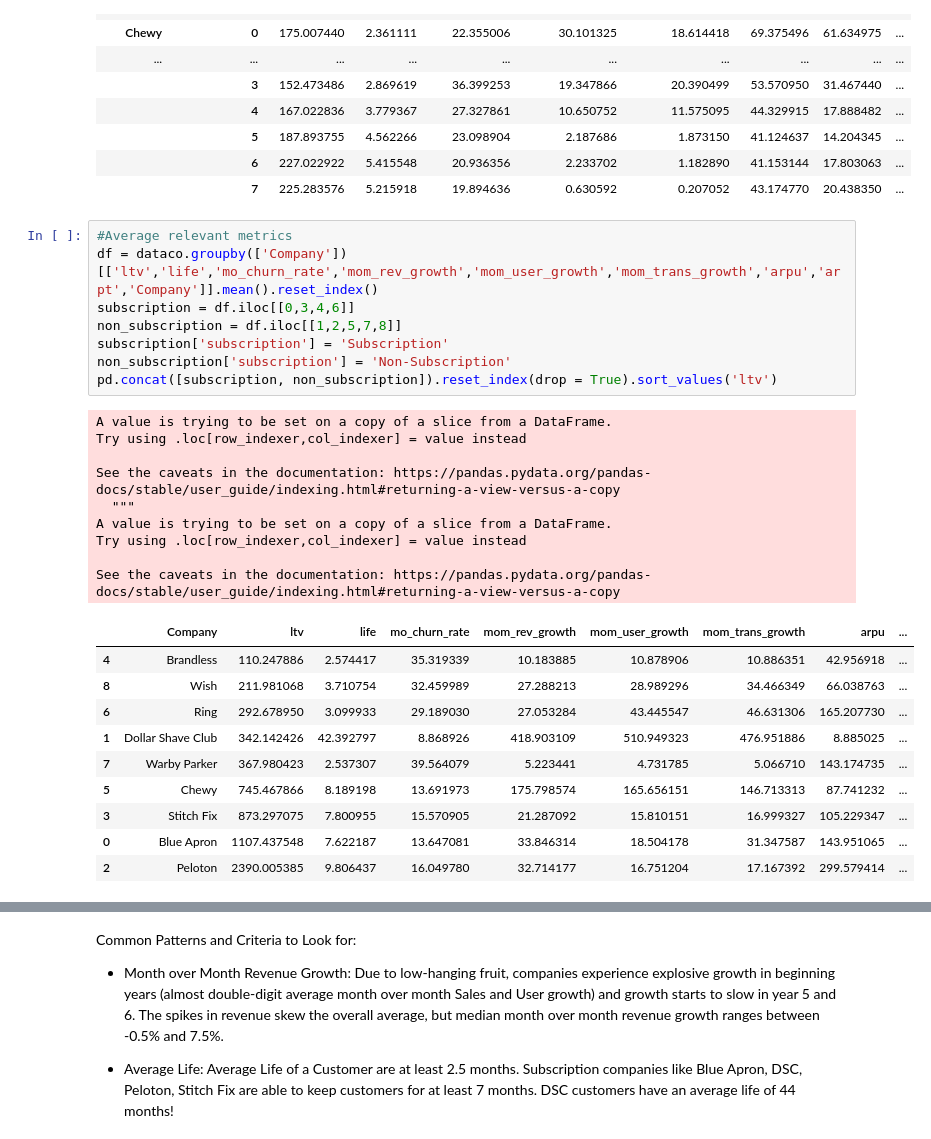
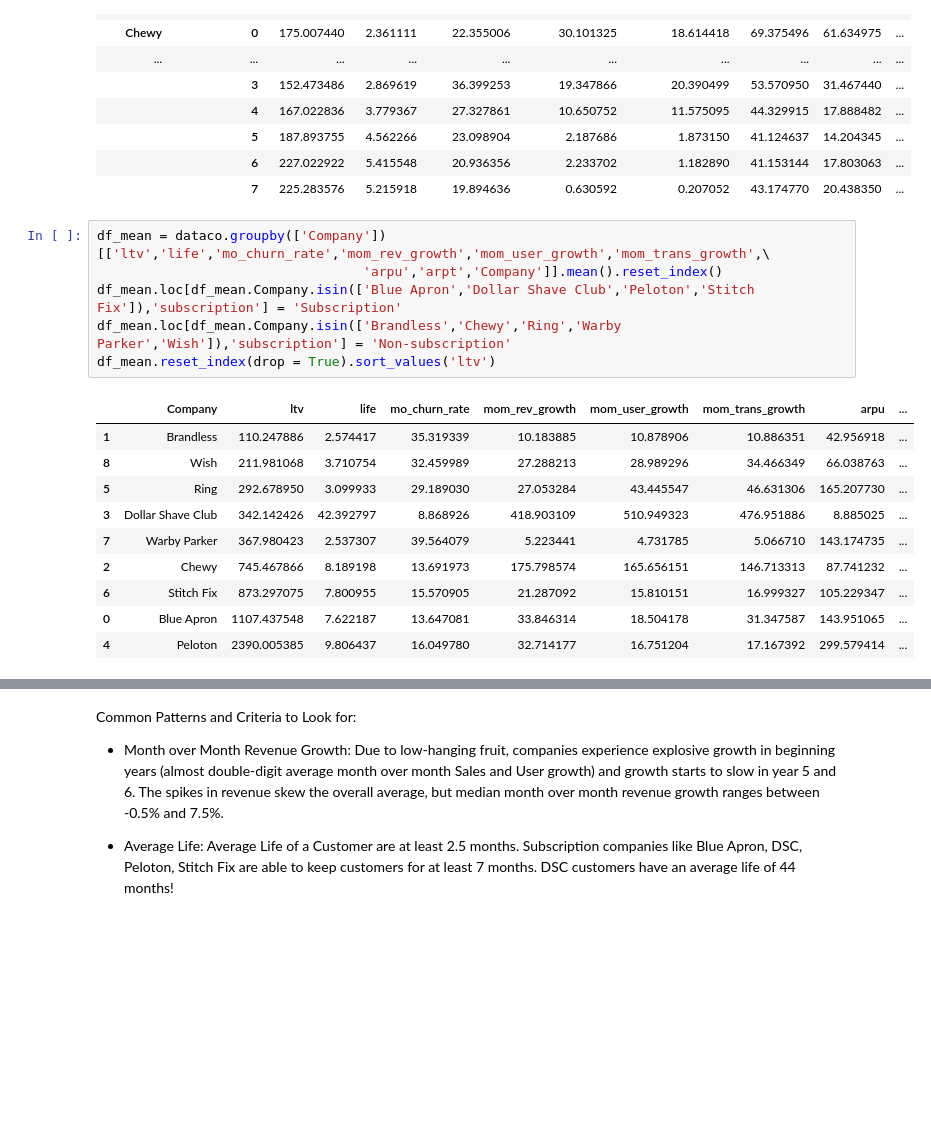
Before and after one commit to chosus/e-commerce, a Jupyter notebook: E-Commerce.ipynb, the cells around one changed output, grey strips where cells are left out. Cells and saved outputs as stored; diff of their text form; blank space fills up the shorter version.

```diff
--- a/E-Commerce.ipynb
+++ b/E-Commerce.ipynb
@@ -282,32 +282,21 @@ dataco.groupby(['Company','yrs_in_business']).agg({'ltv':['mean'],
 |  | 6 | 227.022922 | 5.415548 | 20.936356 | 2.233702 | 1.182890 | 41.153144 | 17.803063 | ... |
 |  | 7 | 225.283576 | 5.215918 | 19.894636 | 0.630592 | 0.207052 | 43.174770 | 20.438350 | ... |
 # %%
-#Average relevant metrics
-df = dataco.groupby(['Company'])[['ltv','life','mo_churn_rate','mom_rev_growth','mom_user_growth','mom_trans_growth','arpu','arpt','Company']].mean().reset_index()
-subscription = df.iloc[[0,3,4,6]]
-non_subscription = df.iloc[[1,2,5,7,8]]
-subscription['subscription'] = 'Subscription'
-non_subscription['subscription'] = 'Non-Subscription'
-pd.concat([subscription, non_subscription]).reset_index(drop = True).sort_values('ltv')
+df_mean = dataco.groupby(['Company'])[['ltv','life','mo_churn_rate','mom_rev_growth','mom_user_growth','mom_trans_growth',\
+                                  'arpu','arpt','Company']].mean().reset_index()
+df_mean.loc[df_mean.Company.isin(['Blue Apron','Dollar Shave Club','Peloton','Stitch Fix']),'subscription'] = 'Subscription'
+df_mean.loc[df_mean.Company.isin(['Brandless','Chewy','Ring','Warby Parker','Wish']),'subscription'] = 'Non-subscription'
+df_mean.reset_index(drop = True).sort_values('ltv')
 # %% [output]
-A value is trying to be set on a copy of a slice from a DataFrame.
-Try using .loc[row_indexer,col_indexer] = value instead
-
-See the caveats in the documentation: https://pandas.pydata.org/pandas-docs/stable/user_guide/indexing.html#returning-a-view-versus-a-copy
-  """
-A value is trying to be set on a copy of a slice from a DataFrame.
-Try using .loc[row_indexer,col_indexer] = value instead
-
-See the caveats in the documentation: https://pandas.pydata.org/pandas-docs/stable/user_guide/indexing.html#returning-a-view-versus-a-copy
 |  | Company | ltv | life | mo_churn_rate | mom_rev_growth | mom_user_growth | mom_trans_growth | arpu | ... |
-| 4 | Brandless | 110.247886 | 2.574417 | 35.319339 | 10.183885 | 10.878906 | 10.886351 | 42.956918 | ... |
+| 1 | Brandless | 110.247886 | 2.574417 | 35.319339 | 10.183885 | 10.878906 | 10.886351 | 42.956918 | ... |
 | 8 | Wish | 211.981068 | 3.710754 | 32.459989 | 27.288213 | 28.989296 | 34.466349 | 66.038763 | ... |
-| 6 | Ring | 292.678950 | 3.099933 | 29.189030 | 27.053284 | 43.445547 | 46.631306 | 165.207730 | ... |
-| 1 | Dollar Shave Club | 342.142426 | 42.392797 | 8.868926 | 418.903109 | 510.949323 | 476.951886 | 8.885025 | ... |
+| 5 | Ring | 292.678950 | 3.099933 | 29.189030 | 27.053284 | 43.445547 | 46.631306 | 165.207730 | ... |
+| 3 | Dollar Shave Club | 342.142426 | 42.392797 | 8.868926 | 418.903109 | 510.949323 | 476.951886 | 8.885025 | ... |
 | 7 | Warby Parker | 367.980423 | 2.537307 | 39.564079 | 5.223441 | 4.731785 | 5.066710 | 143.174735 | ... |
-| 5 | Chewy | 745.467866 | 8.189198 | 13.691973 | 175.798574 | 165.656151 | 146.713313 | 87.741232 | ... |
-| 3 | Stitch Fix | 873.297075 | 7.800955 | 15.570905 | 21.287092 | 15.810151 | 16.999327 | 105.229347 | ... |
+| 2 | Chewy | 745.467866 | 8.189198 | 13.691973 | 175.798574 | 165.656151 | 146.713313 | 87.741232 | ... |
+| 6 | Stitch Fix | 873.297075 | 7.800955 | 15.570905 | 21.287092 | 15.810151 | 16.999327 | 105.229347 | ... |
 | 0 | Blue Apron | 1107.437548 | 7.622187 | 13.647081 | 33.846314 | 18.504178 | 31.347587 | 143.951065 | ... |
-| 2 | Peloton | 2390.005385 | 9.806437 | 16.049780 | 32.714177 | 16.751204 | 17.167392 | 299.579414 | ... |
+| 4 | Peloton | 2390.005385 | 9.806437 | 16.049780 | 32.714177 | 16.751204 | 17.167392 | 299.579414 | ... |
 # %%
 #Median Relevant Metrics
```
Also changed, not shown: parts of 7 cells of this notebook.
